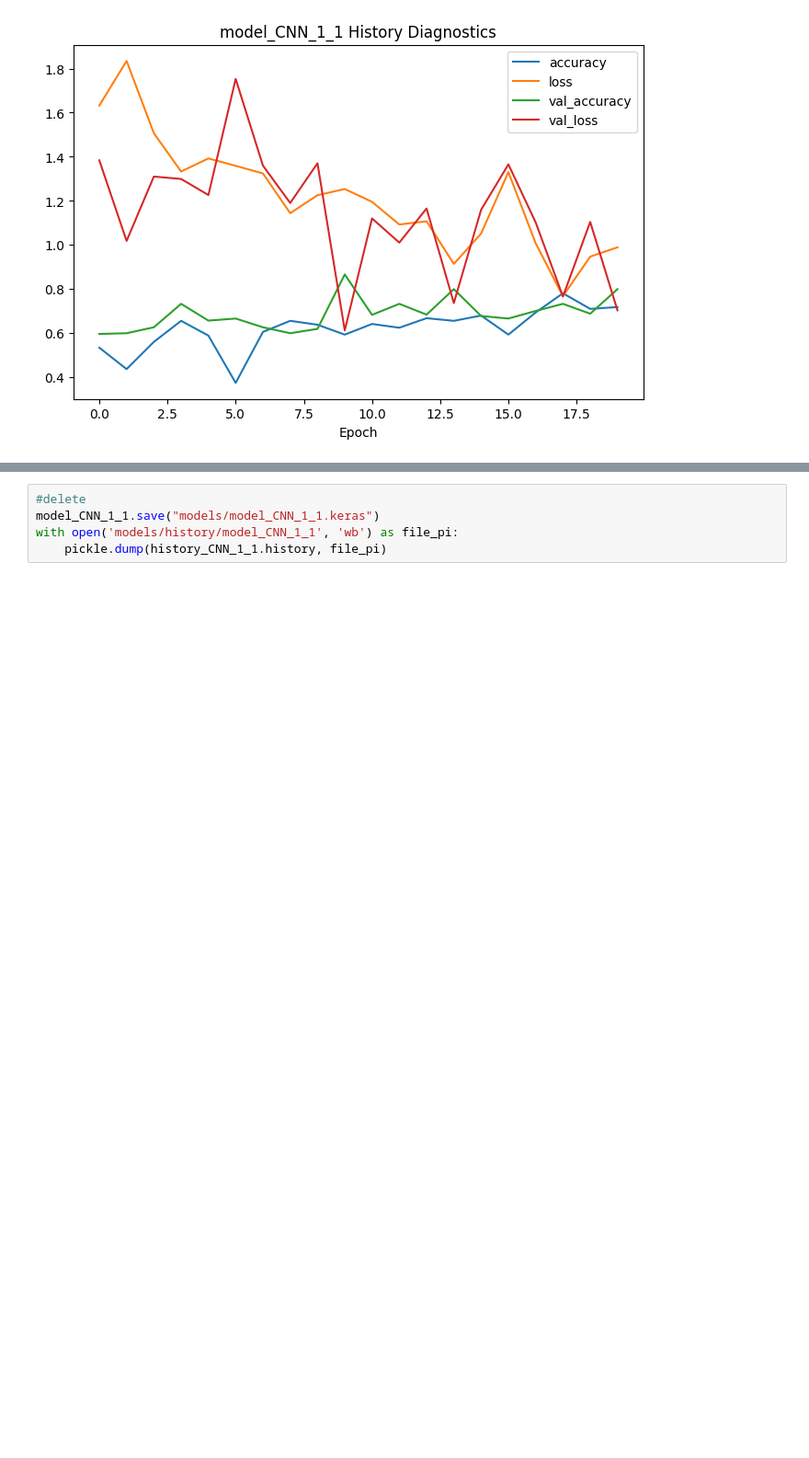
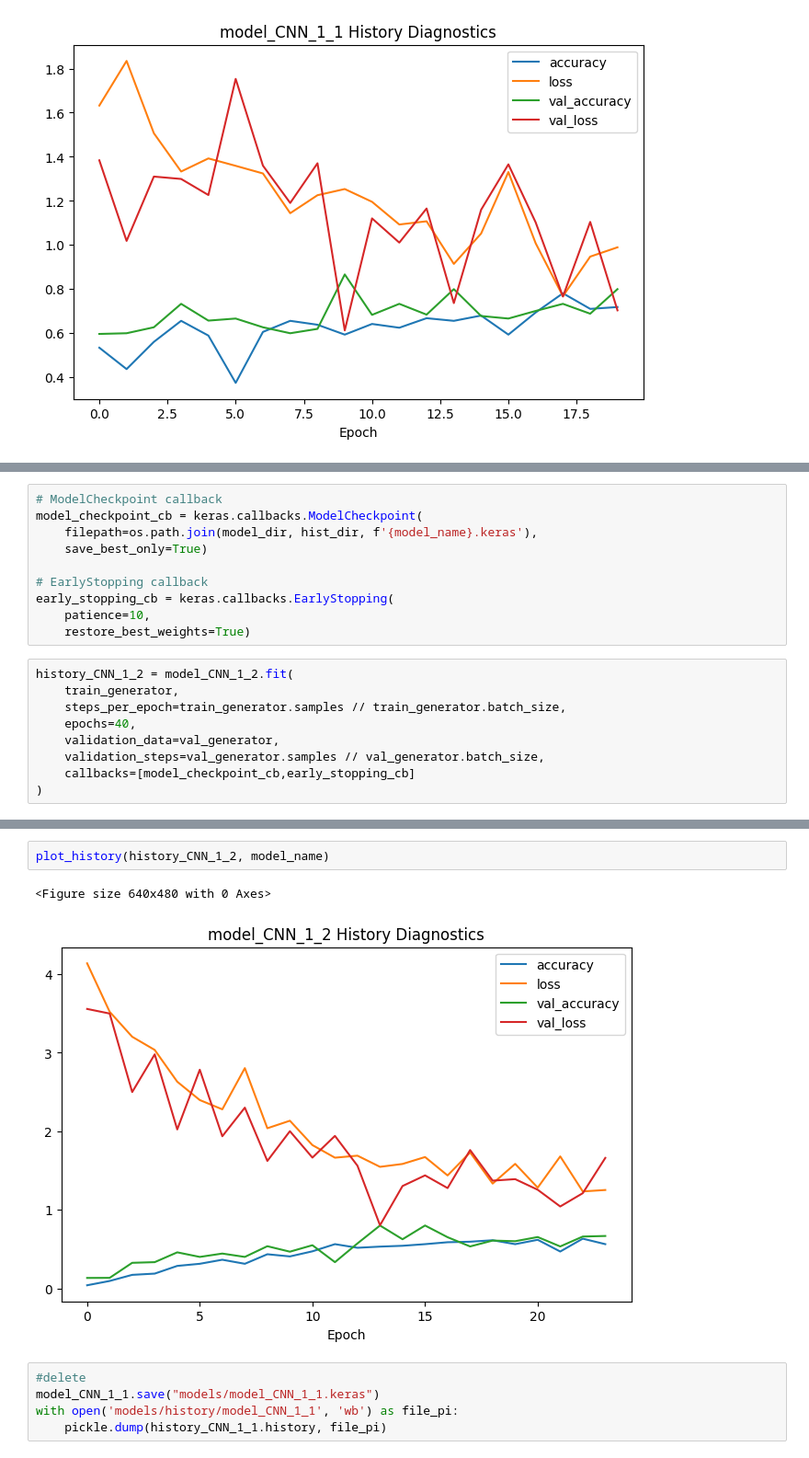
Before and after one commit to r-ballard/dats6202-proj, a Jupyter notebook: butterfly_cnn.ipynb, the cells around one changed output, grey strips where cells are left out. Shown at 92% size. Cells and saved outputs as stored; diff of their text form; blank space fills up the shorter version.

```diff
--- a/butterfly_cnn.ipynb
+++ b/butterfly_cnn.ipynb
@@ -370,0 +584,19 @@ plot_history(history_CNN_1_1, model_name)
+# %%
+# ModelCheckpoint callback
+model_checkpoint_cb = keras.callbacks.ModelCheckpoint(
+    filepath=os.path.join(model_dir, hist_dir, f'{model_name}.keras'),
+    save_best_only=True)
+
+# EarlyStopping callback
+early_stopping_cb = keras.callbacks.EarlyStopping(
+    patience=10,
+    restore_best_weights=True)
+# %%
+history_CNN_1_2 = model_CNN_1_2.fit(
+    train_generator,
+    steps_per_epoch=train_generator.samples // train_generator.batch_size,
+    epochs=40,
+    validation_data=val_generator,
+    validation_steps=val_generator.samples // val_generator.batch_size,
+    callbacks=[model_checkpoint_cb,early_stopping_cb]
+)
@@ -371,3 +645,8 @@ plot_history(history_CNN_1_1, model_name)
+# %%
+plot_history(history_CNN_1_2, model_name)
+# %% [output]
+<Figure size 640x480 with 0 Axes>
+[figure, added]
 # %%
 #delete
 model_CNN_1_1.save("models/model_CNN_1_1.keras")
```
Also changed, not shown: parts of 47 cells of this notebook.
